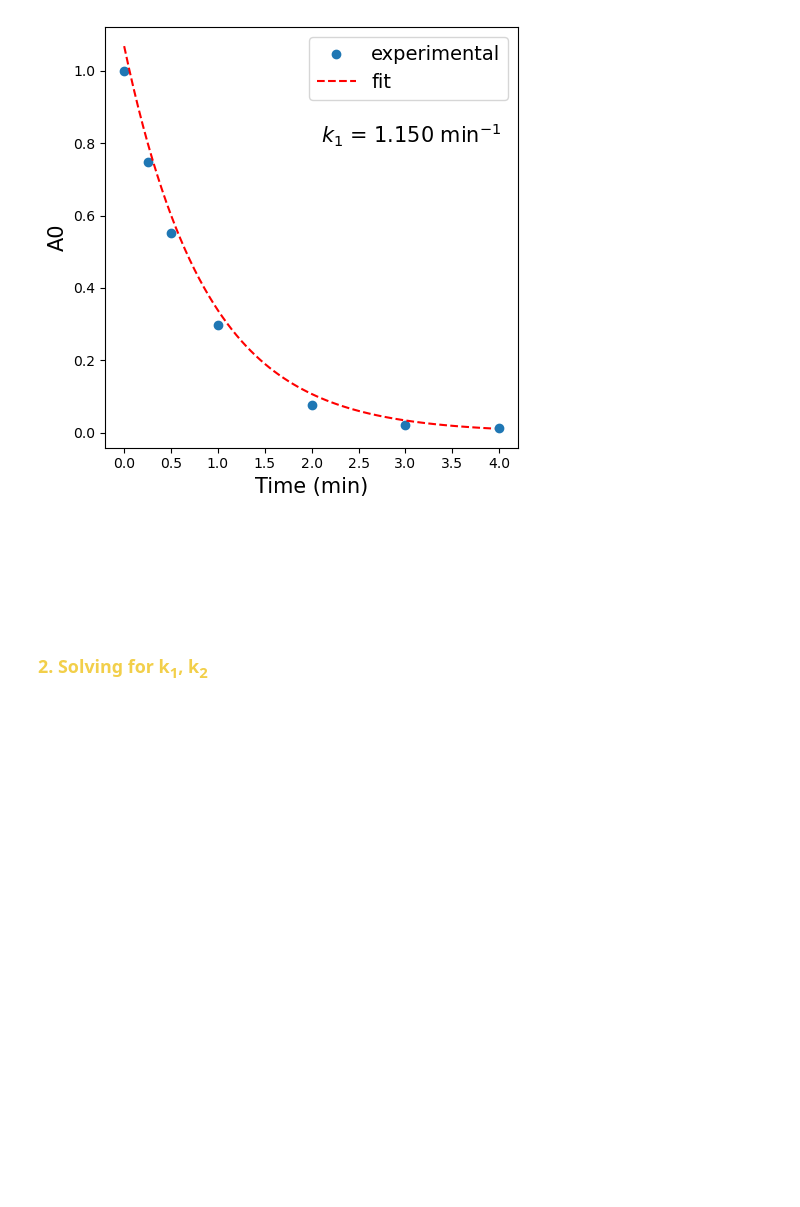
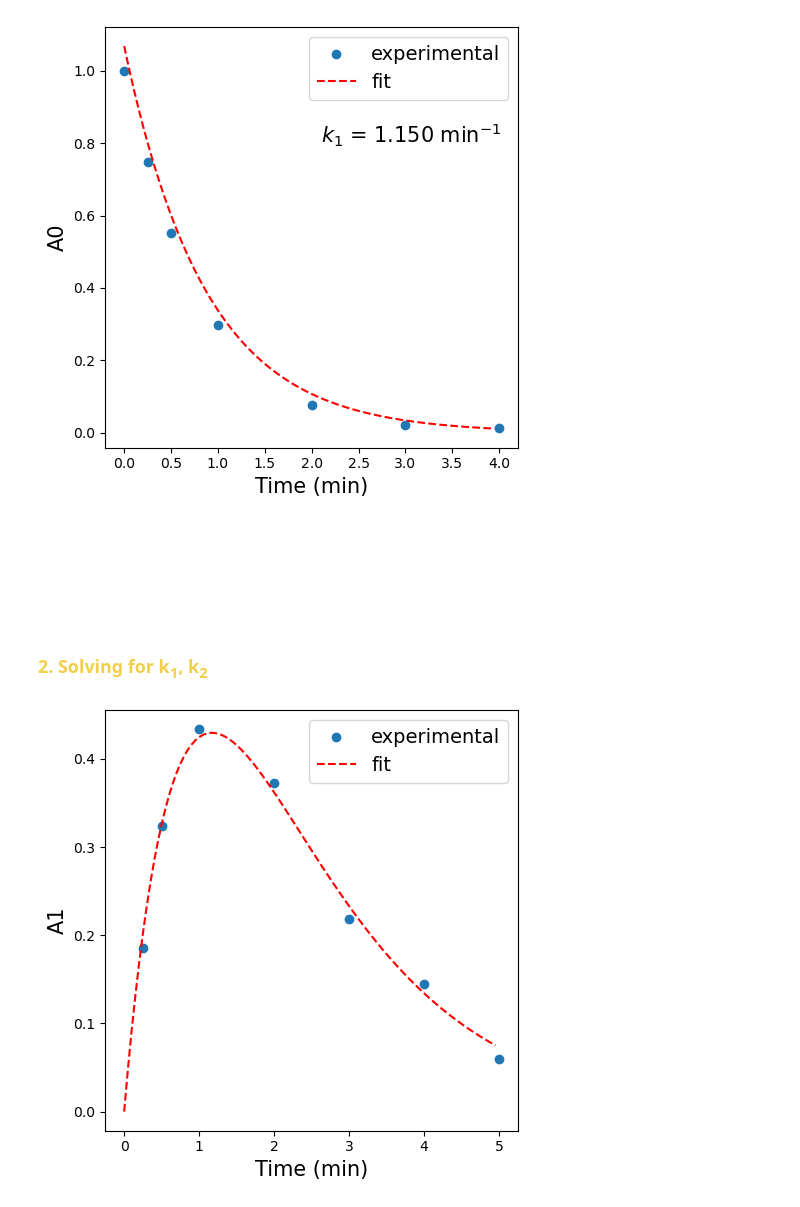
Before and after one commit to PDNALab/kinetic_fit, a Jupyter notebook: kinetic_fit.ipynb, the cells around one changed output. Drawn from its saved outputs; the diff is of its cells as text; code cells hidden in the pictures; blank space fills up the shorter version.

Commit message:
method 1

```diff
--- a/kinetic_fit.ipynb
+++ b/kinetic_fit.ipynb
@@ -90,2 +120,24 @@ def kinetc_fn(t, *k):
 # %% [markdown]
 ### <span style="color: #f2cf4a; font-family: monospace; font-size: 1em;">2. Solving for k<sub>1</sub>, k<sub>2</sub>
+# %%
+def A_1(t, k1, k2):
+    return A_i(t, k1, k2)
+# %%
+A1 = df['A1'][1:-1] # Read only non-zero A0
+t  = df['Time (min)'][1:-1]
+
+popt, pcov = curve_fit(A_1, xdata=np.array(t), ydata=np.array(A1), method='dogbox', bounds=([0,0],[2,100]))
+# %%
+def plot_fit(t, A, t_, parm, ylabel):
+    fig, ax = plt.subplots(figsize=(5,5))
+    ax.scatter(t,A, label='experimental')
+    ax.plot(t_, A_i(t_, *parm), 'r--', label='fit')
+    ax.set_xlabel('Time (min)', fontsize=15)
+    ax.set_ylabel(ylabel, fontsize=15)
+    ax.legend(fontsize=14)
+    plt.tight_layout()
+    plt.show()
+# %%
+plot_fit(t, A1, t_=np.arange(0,5,0.05), parm=popt, ylabel='A1')
+# %% [output]
+[figure, added]
```
Also changed, not shown: parts of 3 cells of this notebook.
